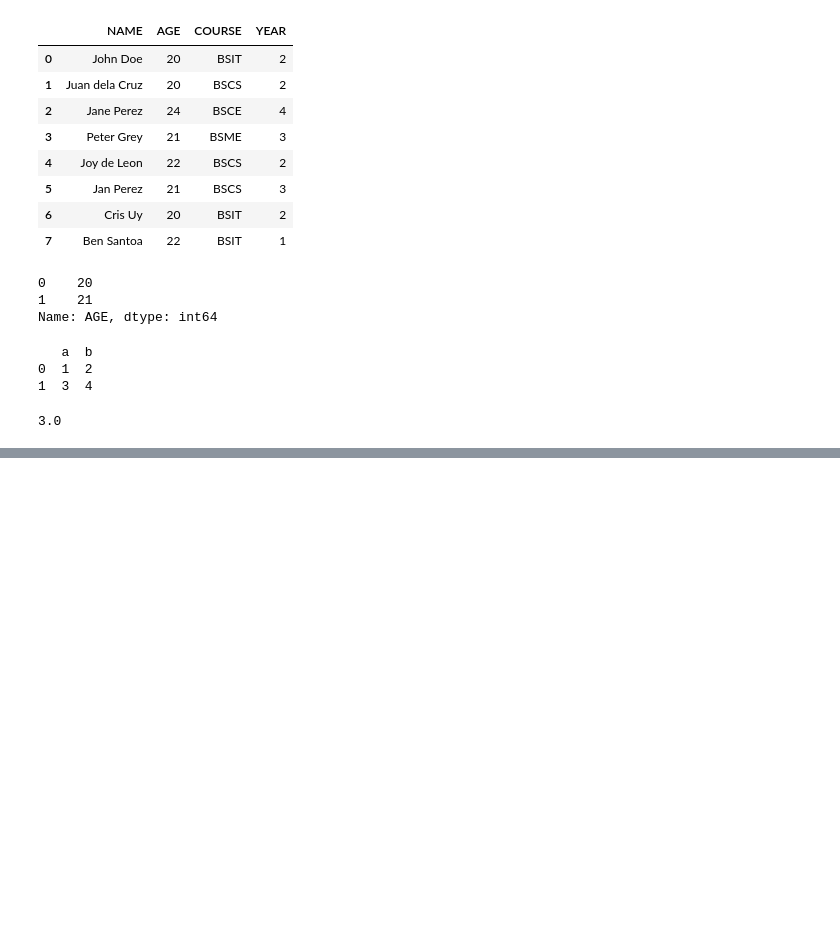
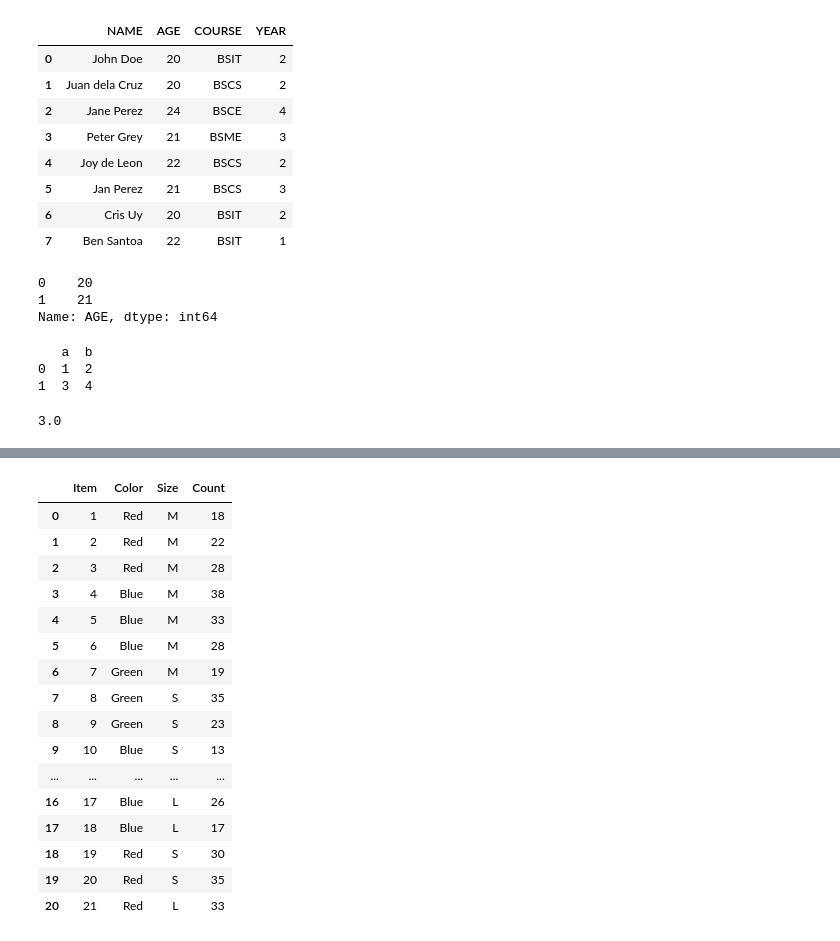
Before and after one commit to zenolucas/python101, a Jupyter notebook: dataAnalytics101.ipynb, the cells around one changed output, grey strips where cells are left out. Drawn from its saved outputs; the diff is of its cells as text; code cells hidden in the pictures; blank space fills up the shorter version.

```diff
--- a/dataAnalytics101.ipynb
+++ b/dataAnalytics101.ipynb
@@ -341,0 +514,21 @@ print(df_mean)
+# %%
+ df = pd.read_csv('/home/zenolucas/Desktop/SCHOOLING/dataAnalytics/resto1.csv')
+df
+# %% [output]
+|  | Item | Color | Size | Count |
+| 0 | 1 | Red | M | 18 |
+| 1 | 2 | Red | M | 22 |
+| 2 | 3 | Red | M | 28 |
+| 3 | 4 | Blue | M | 38 |
+| 4 | 5 | Blue | M | 33 |
+| 5 | 6 | Blue | M | 28 |
+| 6 | 7 | Green | M | 19 |
+| 7 | 8 | Green | S | 35 |
+| 8 | 9 | Green | S | 23 |
+| 9 | 10 | Blue | S | 13 |
+| ... | ... | ... | ... | ... |
+| 16 | 17 | Blue | L | 26 |
+| 17 | 18 | Blue | L | 17 |
+| 18 | 19 | Red | S | 30 |
+| 19 | 20 | Red | S | 35 |
+| 20 | 21 | Red | L | 33 |
```
Also changed, not shown: parts of 29 cells of this notebook.
